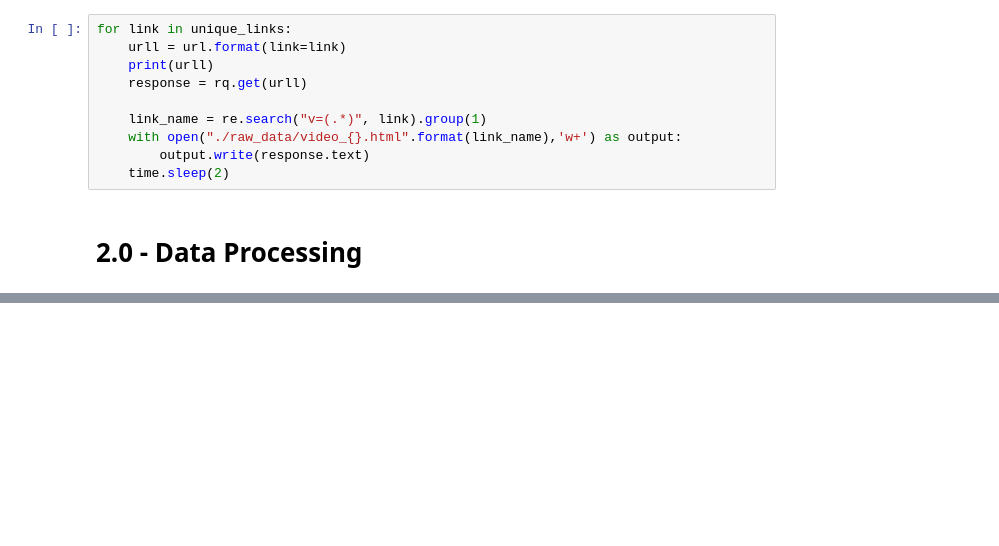
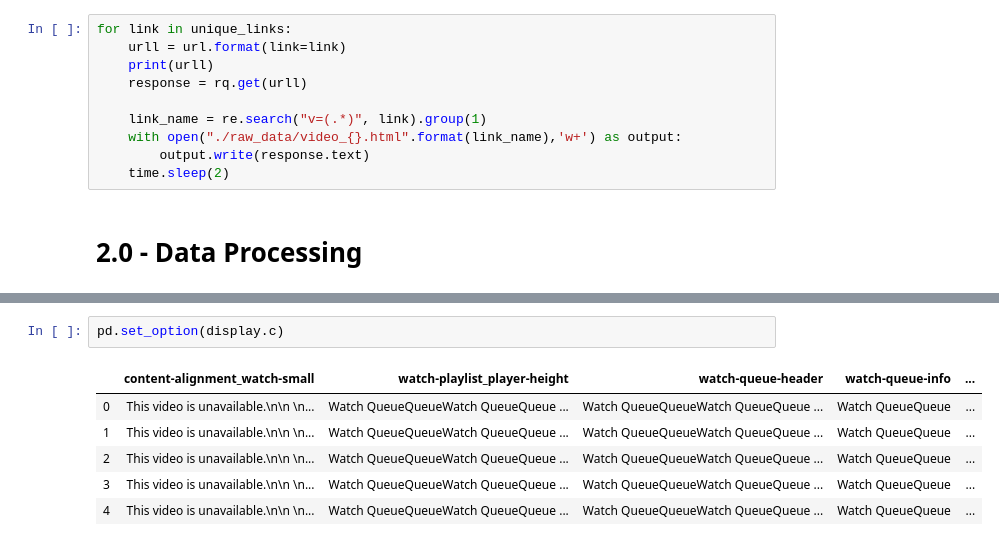
Before and after one commit to vinicvaz/ML-Recomendation, a Jupyter notebook: Data-Collect-Videos.ipynb, the cells around one changed output, grey strips where cells are left out. Cells and saved outputs as stored; diff of their text form; blank space fills up the shorter version.

```diff
--- a/Data-Collect-Videos.ipynb
+++ b/Data-Collect-Videos.ipynb
@@ -73,0 +95,9 @@ with open("parsed_video_info.json","w+") as output:
+# %%
+pd.set_option(display.c)
+# %% [output]
+|  | content-alignment_watch-small | watch-playlist_player-height | watch-queue-header | watch-queue-info | ... |
+| 0 | This video is unavailable.\n\n \n... | Watch QueueQueueWatch QueueQueue ... | Watch QueueQueueWatch QueueQueue ... | Watch QueueQueue | ... |
+| 1 | This video is unavailable.\n\n \n... | Watch QueueQueueWatch QueueQueue ... | Watch QueueQueueWatch QueueQueue ... | Watch QueueQueue | ... |
+| 2 | This video is unavailable.\n\n \n... | Watch QueueQueueWatch QueueQueue ... | Watch QueueQueueWatch QueueQueue ... | Watch QueueQueue | ... |
+| 3 | This video is unavailable.\n\n \n... | Watch QueueQueueWatch QueueQueue ... | Watch QueueQueueWatch QueueQueue ... | Watch QueueQueue | ... |
+| 4 | This video is unavailable.\n\n \n... | Watch QueueQueueWatch QueueQueue ... | Watch QueueQueueWatch QueueQueue ... | Watch QueueQueue | ... |
```
Also changed, not shown: parts of 4 cells of this notebook.
